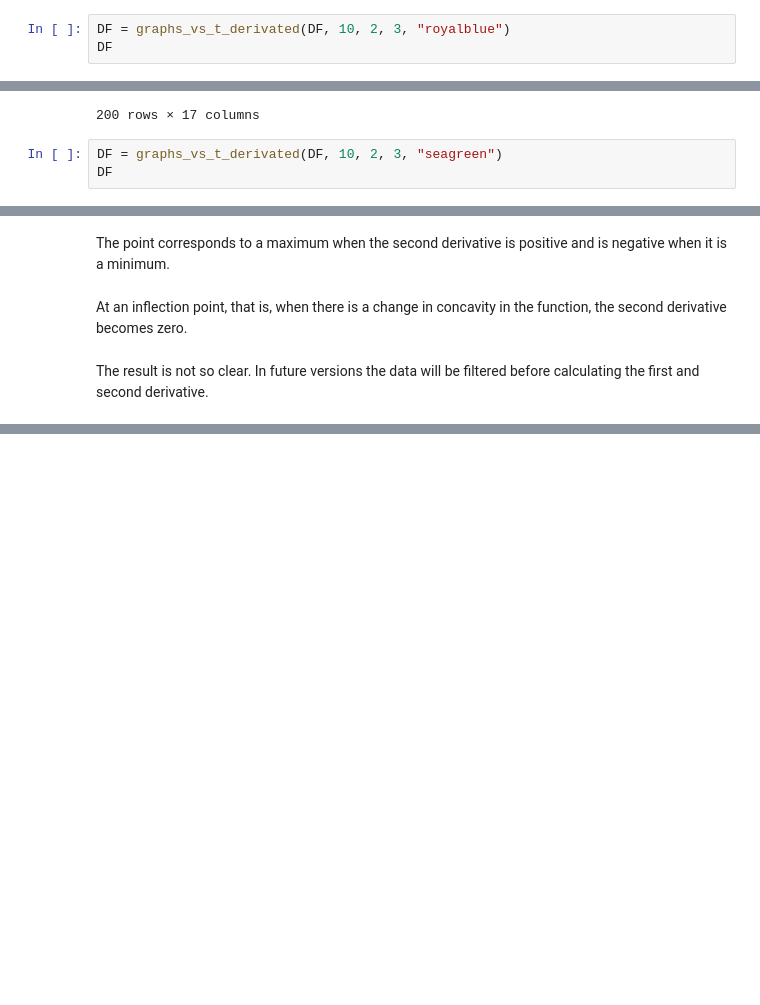
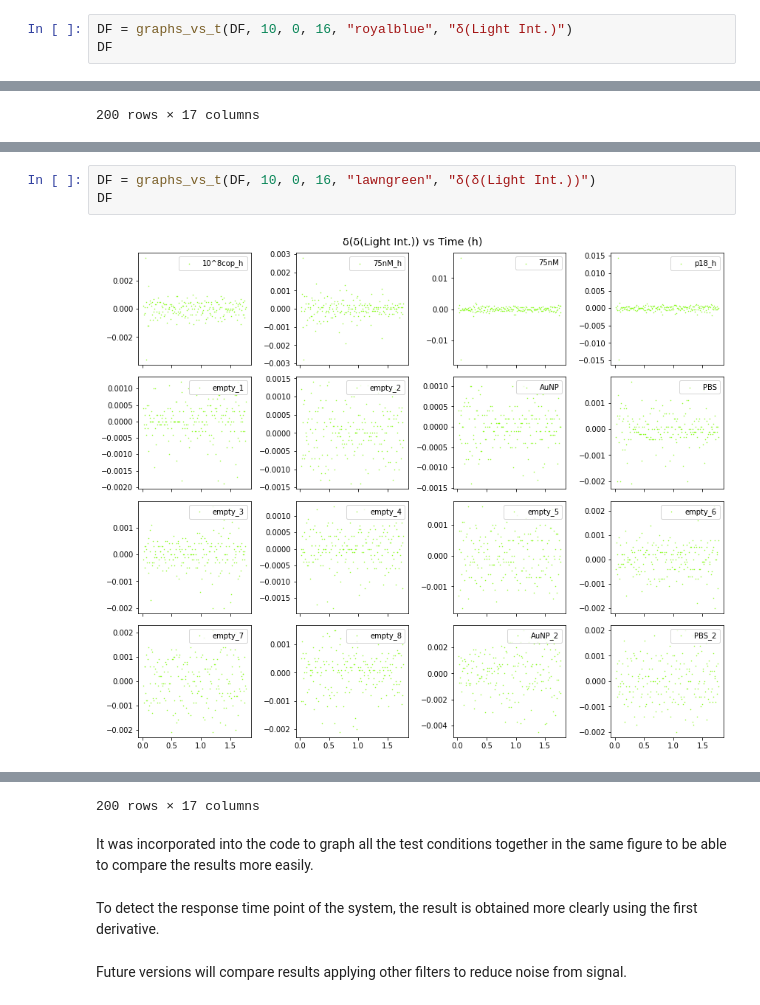
Before and after one commit to jbaciredo/optoelectronic_biosensor, a Jupyter notebook: Data_analysis.ipynb, the cells around one changed output, grey strips where cells are left out. Cells and saved outputs as stored; diff of their text form; blank space fills up the shorter version.

```diff
--- a/Data_analysis.ipynb
+++ b/Data_analysis.ipynb
@@ -136,4 +126,4 @@ def graphs_vs_t_derivated(df, wl=10, i=0, j=15, col="black"):
 # %%
-DF = graphs_vs_t_derivated(DF, 10, 2, 3, "royalblue")
+DF = graphs_vs_t(DF, 10, 0, 16, "royalblue", "δ(Light Int.)")
 DF
 # %% [output]
@@ -176,6 +166,3 @@ DF
 | 1980 | 0.0000 | -0.0003 | -0.0011 | -0.0001 | -0.0006 | 0.0003 | 0.0000 | 0.0001 | 0.0003 | -0.0012 | -0.0002 | ... |
 | 1990 | 0.0001 | 0.0003 | 0.0011 | 0.0000 | 0.0006 | -0.0002 | 0.0000 | -0.0003 | -0.0004 | 0.0004 | 0.0002 | ... |
 200 rows × 17 columns
-# %%
-DF = graphs_vs_t_derivated(DF, 10, 2, 3, "seagreen")
-DF
@@ -197,6 +169,5 @@ DF
-# %% [markdown]
-The point corresponds to a maximum when the second derivative is positive and is negative when it is a minimum.
-# %% [markdown]
-At an inflection point, that is, when there is a change in concavity in the function, the second derivative becomes zero.
-# %% [markdown]
-The result is not so clear. In future versions the data will be filtered before calculating the first and second derivative.
+# %%
+DF = graphs_vs_t(DF, 10, 0, 16, "lawngreen", "δ(δ(Light Int.))")
+DF
+# %% [output]
+[figure, added]
@@ -202,0 +186,7 @@ The result is not so clear. In future versions the data will be filtered before
+200 rows × 17 columns
+# %% [markdown]
+It was incorporated into the code to graph all the test conditions together in the same figure to be able to compare the results more easily.
+# %% [markdown]
+To detect the response time point of the system, the result is obtained more clearly using the first derivative.
+# %% [markdown]
+Future versions will compare results applying other filters to reduce noise from signal.
```
Also changed, not shown: parts of 11 cells of this notebook.
